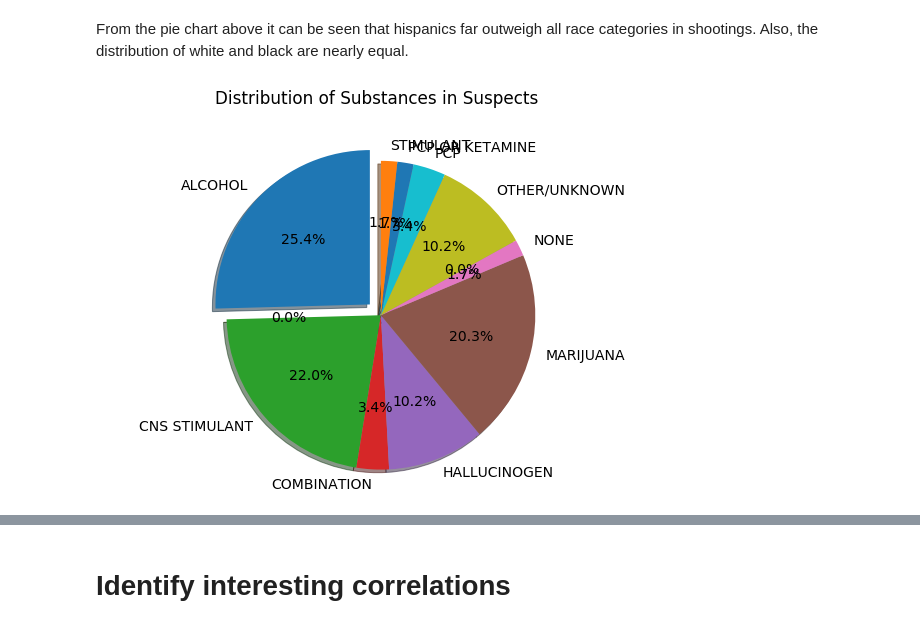
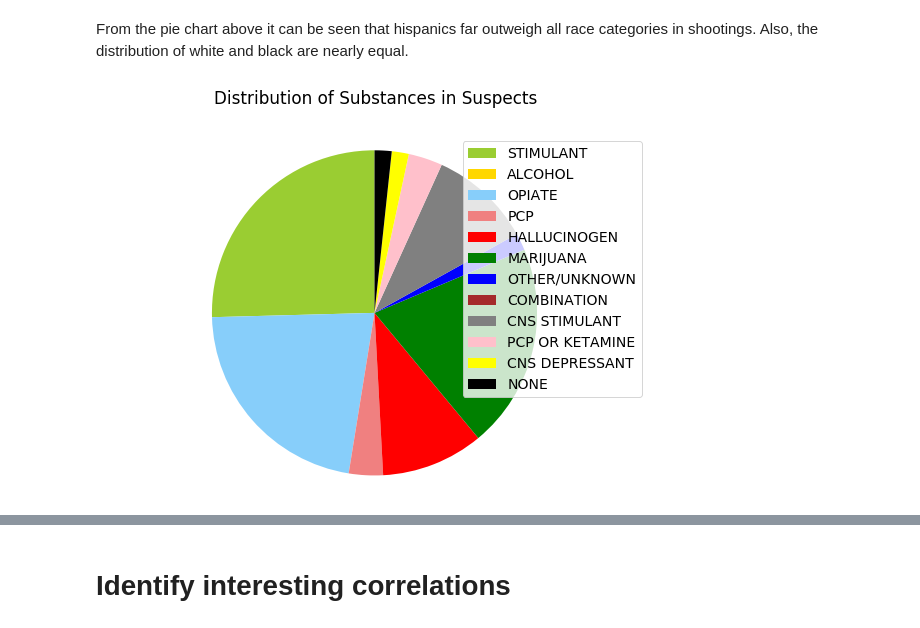
Before and after one commit to SeriousHyena/Sandbox, a Jupyter notebook: Los_Angeles_Police_shootings.ipynb, the cells around one changed output, grey strips where cells are left out. Drawn from its saved outputs; the diff is of its cells as text; code cells hidden in the pictures.

```diff
--- a/Los_Angeles_Police_shootings.ipynb
+++ b/Los_Angeles_Police_shootings.ipynb
@@ -379,18 +379,24 @@ plt.show()
 # %% [markdown]
 From the pie chart above it can be seen that hispanics far outweigh all race categories in shootings. Also, the distribution of white and black are nearly equal.
 # %%
-import matplotlib as mpl
+labels = df['substance_name']
+labels = labels.unique()
+labels_revised = lables[1:]
+sizes = df.deceased.groupby(df.substance_name).sum()
 mpl.rcParams['font.size'] = 14
 rcParams['axes.titlepad'] = 30
 figure(num=None, figsize=(8, 6))
-explode = (0.1,0,0,0,0,0,0,0,0,0,0,0)  # only must match the number of pie slices
-df.deceased.groupby(df.substance_name).sum().plot(kind='pie', autopct='%1.1f%%',
-        shadow=True, startangle=90, explode=explode, label=' ' )
-#df.deceased.groupby(df.substance_name).sum().plot(kind='pie')
+colors = ['yellowgreen', 'gold', 'lightskyblue', 'lightcoral', 'red', 'green', 'blue', 'brown', 'grey', 'pink', 'yellow', 'black']
+explode = (0.1,0,0,0,0,0,0,0,0,0,0,0)
+
+patches, texts = plt.pie(sizes, colors=colors, startangle=90)
+
+plt.legend(patches, labels_revised, loc="upper right")
+
 plt.axis('equal')
 plt.title("Distribution of Substances in Suspects")
-
+plt.axis('equal')
 plt.tight_layout()
 plt.show()
 # %% [output]
-[figure, old version]
+[figure, new version]
```
Also changed, not shown: parts of 2 cells of this notebook.
